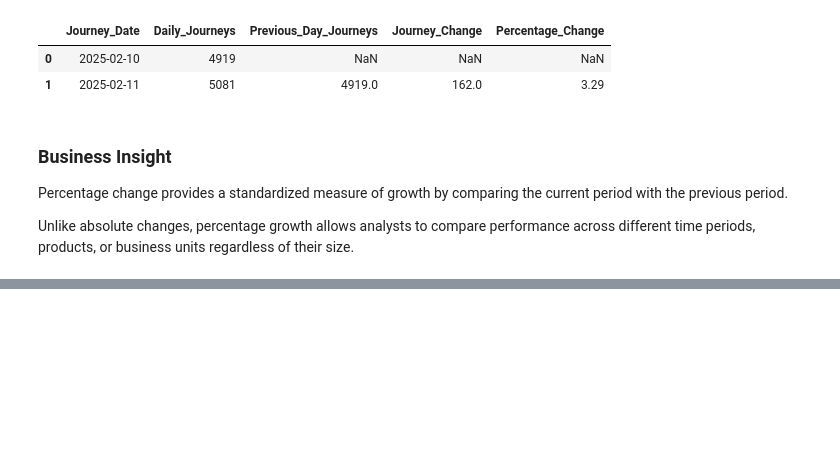
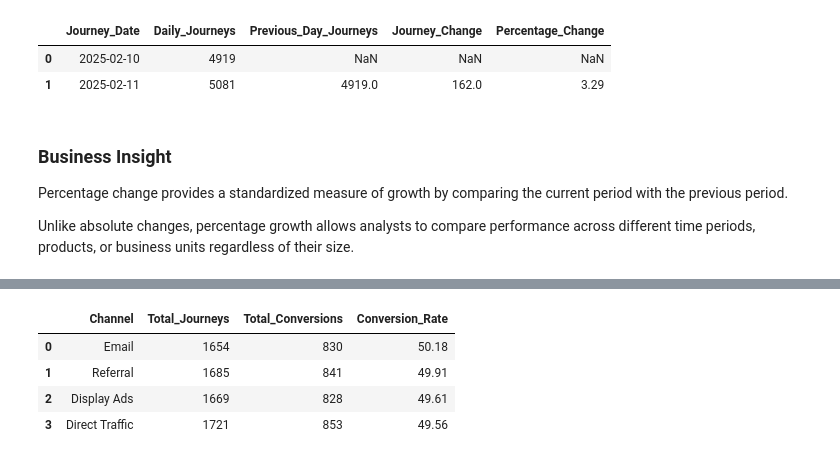
Before and after one commit to sakinasayed512/multi-touch-attribution, a Jupyter notebook: Marketing_Attribution_ROI_Dashboard/notebooks/01_Data_Exploration.ipynb, the cells around one changed output, grey strips where cells are left out. Cells and saved outputs as stored; diff of their text form; code cells hidden in the pictures; blank space fills up the shorter version.

Commit message:
Day 11: Completed advanced SQL analytics with CTEs and window functions

```diff
--- a/Marketing_Attribution_ROI_Dashboard/notebooks/01_Data_Exploration.ipynb
+++ b/Marketing_Attribution_ROI_Dashboard/notebooks/01_Data_Exploration.ipynb
@@ -1942,0 +2149,51 @@ Unlike absolute changes, percentage growth allows analysts to compare performanc
+# %%
+# Multiple CTEs Example
+
+query = """
+WITH ChannelPerformance AS (
+
+    SELECT
+        Channel,
+        COUNT(*) AS Total_Journeys,
+        SUM(CASE WHEN Conversion = 'Yes' THEN 1 ELSE 0 END) AS Total_Conversions
+    FROM marketing_data
+    GROUP BY Channel
+
+),
+
+ConversionRate AS (
+
+    SELECT
+        Channel,
+        Total_Journeys,
+        Total_Conversions,
+        ROUND(
+            Total_Conversions * 100.0 / Total_Journeys,
+            2
+        ) AS Conversion_Rate
+    FROM ChannelPerformance
+
+)
+
+SELECT
+    Channel,
+    Total_Journeys,
+    Total_Conversions,
+    Conversion_Rate
+FROM ConversionRate
+WHERE Conversion_Rate > (
+    SELECT AVG(Conversion_Rate)
+    FROM ConversionRate
+)
+ORDER BY Conversion_Rate DESC;
+"""
+
+advanced_cte_df = pd.read_sql_query(query, connection)
+
+advanced_cte_df
+# %% [output]
+|  | Channel | Total_Journeys | Total_Conversions | Conversion_Rate |
+| 0 | Email | 1654 | 830 | 50.18 |
+| 1 | Referral | 1685 | 841 | 49.91 |
+| 2 | Display Ads | 1669 | 828 | 49.61 |
+| 3 | Direct Traffic | 1721 | 853 | 49.56 |
```
Also changed, not shown: parts of 16 cells of this notebook.
